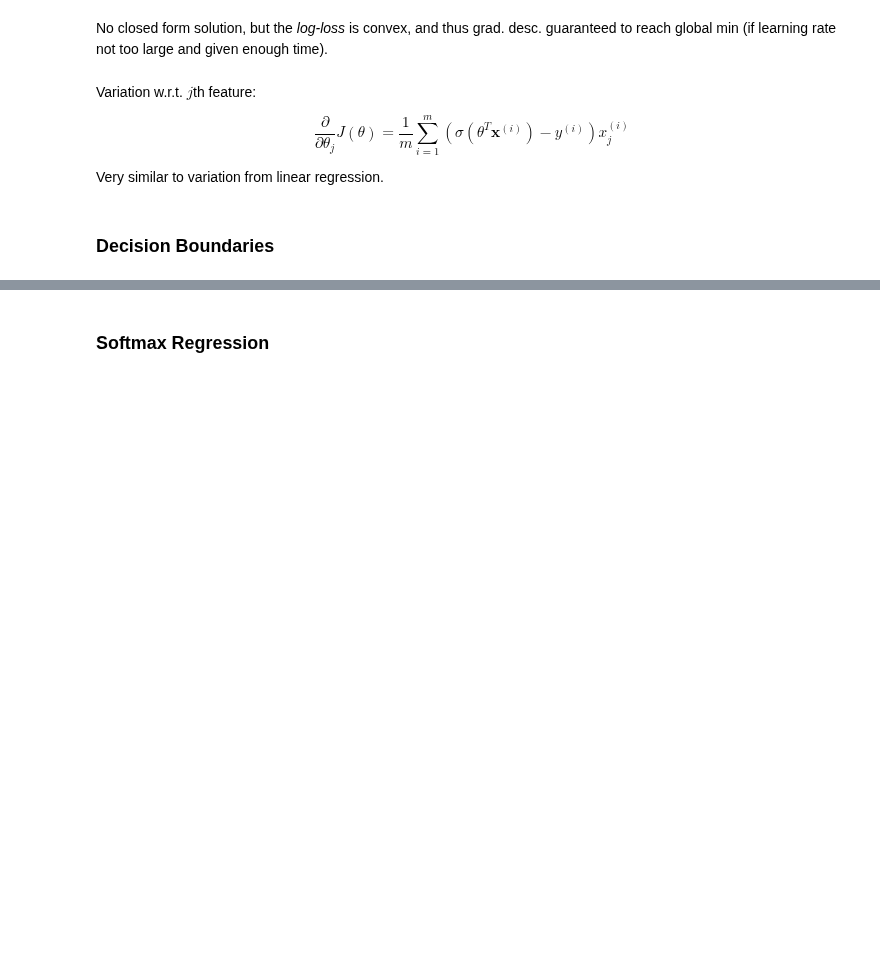
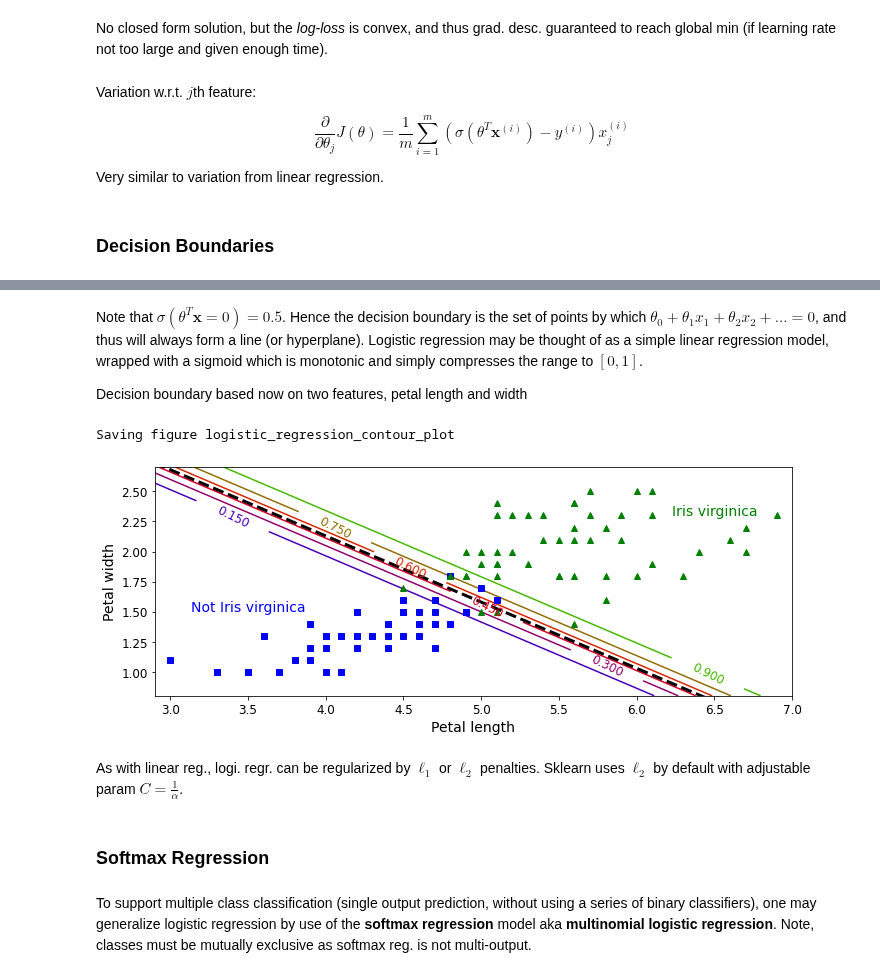
Before and after one commit to phelps-matthew/Coding-Exercises, a Jupyter notebook: ml/geron/04-Training_Models.ipynb, the cells around one changed output, grey strips where cells are left out. Drawn from its saved outputs; the diff is of its cells as text; code cells hidden in the pictures; blank space fills up the shorter version.

Commit message:
update ipynb notes

```diff
--- a/ml/geron/04-Training_Models.ipynb
+++ b/ml/geron/04-Training_Models.ipynb
@@ -758,2 +802,50 @@ Very similar to variation from linear regression.
+# %% [markdown]
+Note that $\sigma(\theta^T \mathbf x = 0) = 0.5$. Hence the decision boundary is the set of points by which $\theta_0 + \theta_1 x_1 + \theta_2 x_2 + ... = 0$, and thus will always form a line (or hyperplane). Logistic regression may be thought of as a simple linear regression model, wrapped with a sigmoid which is monotonic and simply compresses the range to $[0, 1]$.
+
+Decision boundary based now on two features, petal length and width
+# %%
+from sklearn.linear_model import LogisticRegression
+
+X = iris["data"][:, (2, 3)]  # petal length, petal width
+y = (iris["target"] == 2).astype(np.int)
+
+log_reg = LogisticRegression(solver="lbfgs", C=10**10, random_state=42)
+log_reg.fit(X, y)
+
+x0, x1 = np.meshgrid(
+        np.linspace(2.9, 7, 500).reshape(-1, 1),
+        np.linspace(0.8, 2.7, 200).reshape(-1, 1),
+    )
+X_new = np.c_[x0.ravel(), x1.ravel()]
+
+y_proba = log_reg.predict_proba(X_new)
+
+plt.figure(figsize=(10, 4))
+plt.plot(X[y==0, 0], X[y==0, 1], "bs")
+plt.plot(X[y==1, 0], X[y==1, 1], "g^")
+
+zz = y_proba[:, 1].reshape(x0.shape)
+contour = plt.contour(x0, x1, zz, cmap=plt.cm.brg)
+
+
+left_right = np.array([2.9, 7])
+boundary = -(log_reg.coef_[0][0] * left_right + log_reg.intercept_[0]) / log_reg.coef_[0][1]
+
+plt.clabel(contour, inline=1, fontsize=12)
+plt.plot(left_right, boundary, "k--", linewidth=3)
+plt.text(3.5, 1.5, "Not Iris virginica", fontsize=14, color="b", ha="center")
+plt.text(6.5, 2.3, "Iris virginica", fontsize=14, color="g", ha="center")
+plt.xlabel("Petal length", fontsize=14)
+plt.ylabel("Petal width", fontsize=14)
+plt.axis([2.9, 7, 0.8, 2.7])
+save_fig("logistic_regression_contour_plot")
+plt.show()
+# %% [output]
+Saving figure logistic_regression_contour_plot
+[figure, added]
+# %% [markdown]
+As with linear reg., logi. regr. can be regularized by $\ell_1$ or $\ell_2$ penalties. Sklearn uses $\ell_2$ by default with adjustable param $C = \frac{1}{\alpha}$.
 # %% [markdown]
 ### Softmax Regression
+# %% [markdown]
+To support multiple class classification (single output prediction, without using a series of binary classifiers), one may generalize logistic regression by use of the **softmax regression** model aka **multinomial logistic regression**. Note, classes must be mutually exclusive as softmax reg. is not multi-output.
```
Also changed, not shown: parts of 20 cells of this notebook, 3 other files.
